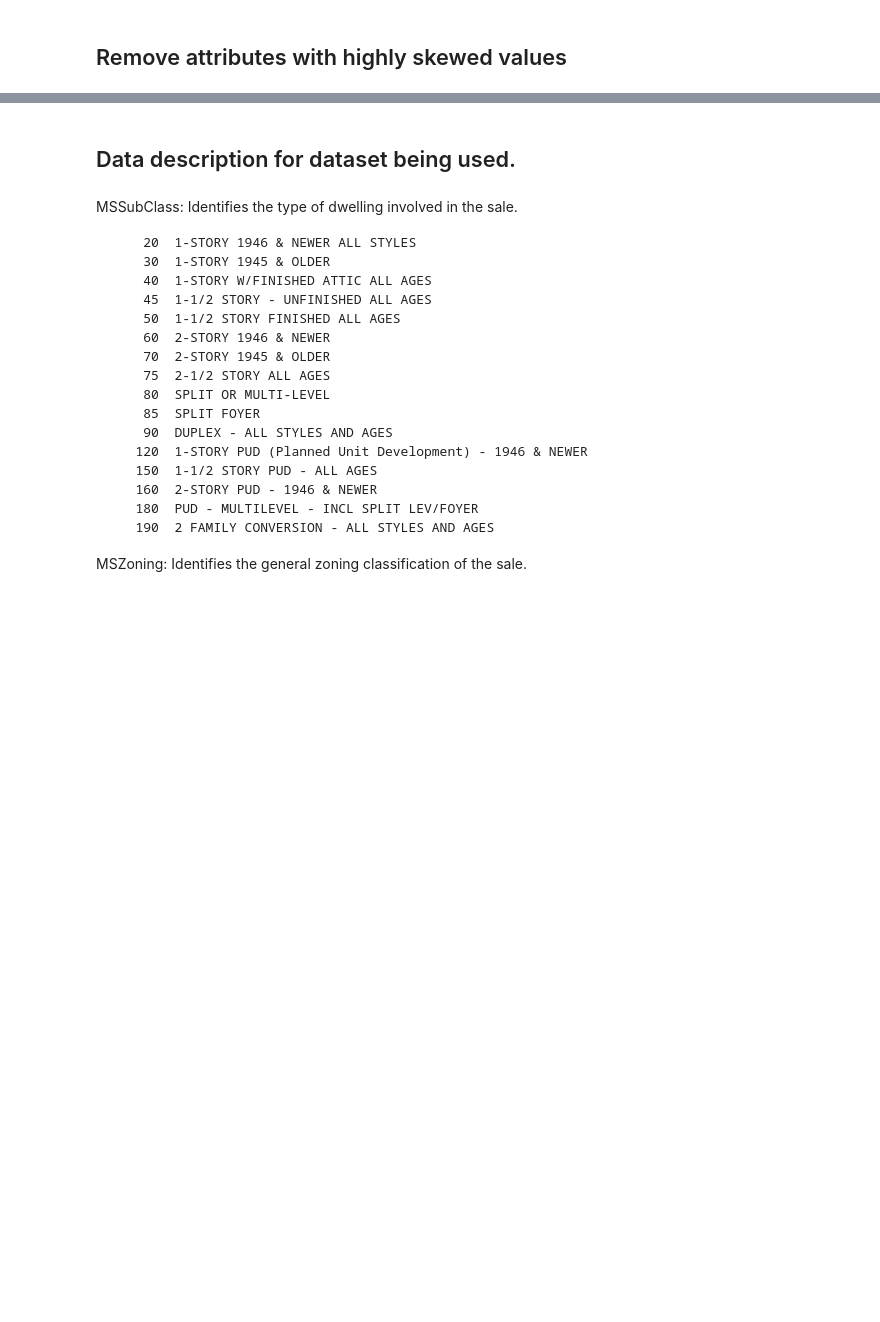
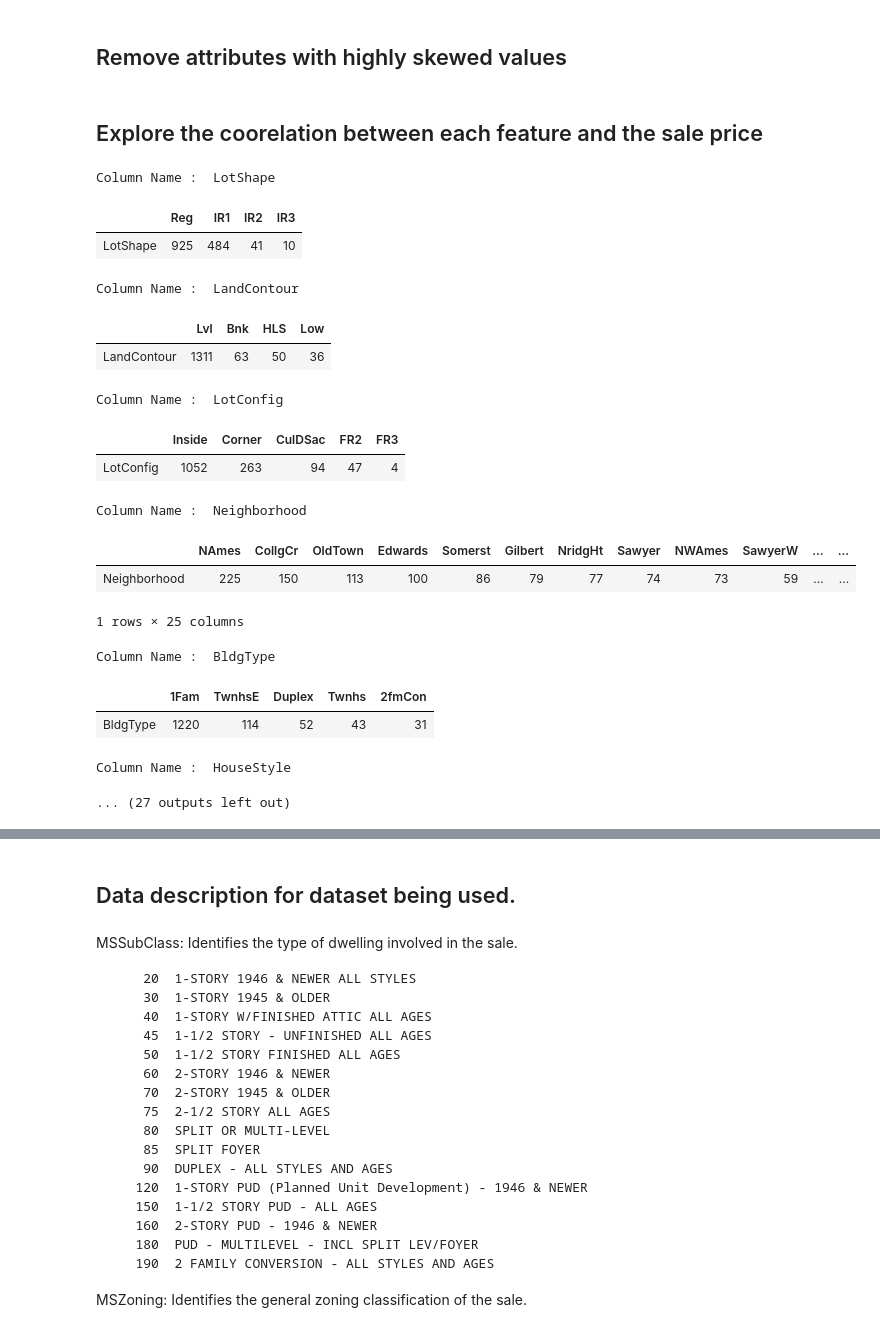
Before and after one commit to andresvii/HousingCostPredictor, a Jupyter notebook: Predictor.ipynb, the cells around one changed output, grey strips where cells are left out. Saved outputs shown, nothing was run; the diff lists cells and outputs as text; code cells hidden in the pictures; blank space fills up the shorter version.

```diff
--- a/Predictor.ipynb
+++ b/Predictor.ipynb
@@ -93,3 +187,44 @@ Column Name :  LotConfig
 train.drop(["MSZoning", "Street", 'Utilities', 'LandSlope', 'Condition1', 'Condition2', 'RoofMatl', 'ExterCond',
            'BsmtCond', 'BsmtFinType2', 'Heating', 'CentralAir', 'Electrical', 'Functional', 'GarageQual',
            'GarageCond', 'PavedDrive', 'SaleType', 'SaleCondition'], axis = 1, inplace = True)
+# %% [markdown]
+## Explore the coorelation between each feature and the sale price
+# %%
+#Categorical_features=[feature for feature in train.columns if train[feature].dtypes=='O']
+#Categorical_features
+#for feature in Categorical_features:
+#    train.groupby(feature)['SalePrice'].median().plot.bar()
+#    plt.xlabel(feature)
+#    plt.ylabel('SalePrice')
+#    plt.title(feature)
+#    plt.show()
+Categorical_features=[feature for feature in train.columns if train[feature].dtypes=='O']
+Categorical_features
+
+
+def column_category_counts(train):
+    return pd.DataFrame(train.value_counts(dropna=False))
+
+cat = [f for f in train.columns if train.dtypes[f] == 'object']
+for column in cat:
+    print("Column Name : ",column)
+    display(column_category_counts(train[column]).T)
+# %% [output]
+Column Name :  LotShape
+|  | Reg | IR1 | IR2 | IR3 |
+| LotShape | 925 | 484 | 41 | 10 |
+Column Name :  LandContour
+|  | Lvl | Bnk | HLS | Low |
+| LandContour | 1311 | 63 | 50 | 36 |
+Column Name :  LotConfig
+|  | Inside | Corner | CulDSac | FR2 | FR3 |
+| LotConfig | 1052 | 263 | 94 | 47 | 4 |
+Column Name :  Neighborhood
+|  | NAmes | CollgCr | OldTown | Edwards | Somerst | Gilbert | NridgHt | Sawyer | NWAmes | SawyerW | ... | ... |
+| Neighborhood | 225 | 150 | 113 | 100 | 86 | 79 | 77 | 74 | 73 | 59 | ... | ... |
+1 rows × 25 columns
+Column Name :  BldgType
+|  | 1Fam | TwnhsE | Duplex | Twnhs | 2fmCon |
+| BldgType | 1220 | 114 | 52 | 43 | 31 |
+Column Name :  HouseStyle
+... (27 outputs left out)
```
Also changed, not shown: parts of 40 cells of this notebook.
